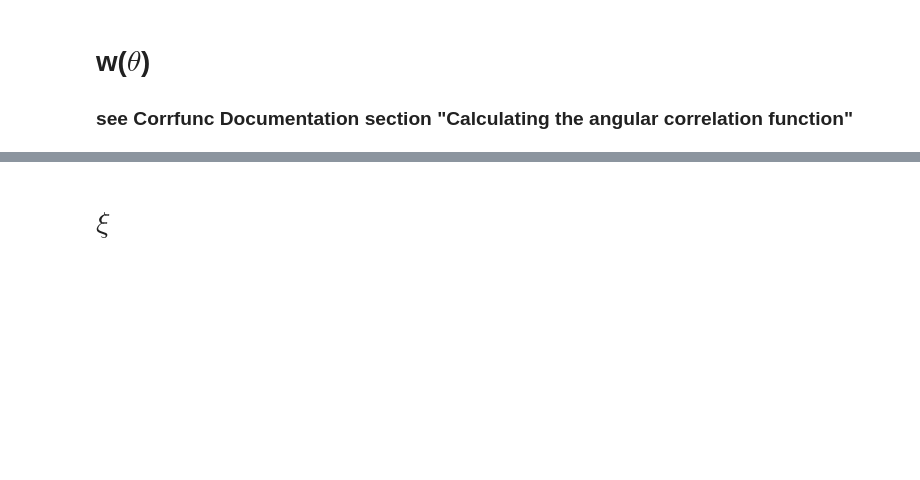
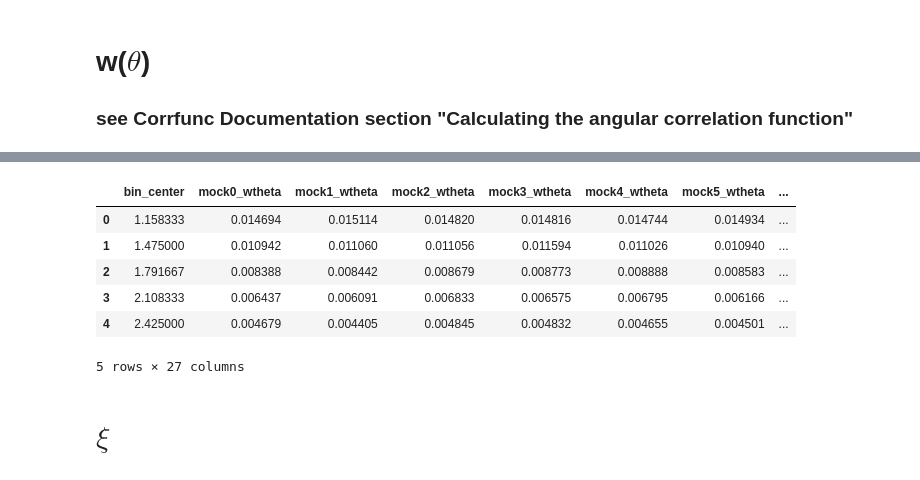
Before and after one commit to troyraen/BAO, a Jupyter notebook: HaloTools.ipynb, the cells around one changed output, grey strips where cells are left out. Saved outputs shown, nothing was run; the diff lists cells and outputs as text; code cells hidden in the pictures; blank space fills up the shorter version.

Commit message:
write and read wtheta data to file

```diff
--- a/HaloTools.ipynb
+++ b/HaloTools.ipynb
@@ -211,3 +388,13 @@ plt.show()
+# %%
+df.head()
+# %% [output]
+|  | bin_center | mock0_wtheta | mock1_wtheta | mock2_wtheta | mock3_wtheta | mock4_wtheta | mock5_wtheta | ... |
+| 0 | 1.158333 | 0.014694 | 0.015114 | 0.014820 | 0.014816 | 0.014744 | 0.014934 | ... |
+| 1 | 1.475000 | 0.010942 | 0.011060 | 0.011056 | 0.011594 | 0.011026 | 0.010940 | ... |
+| 2 | 1.791667 | 0.008388 | 0.008442 | 0.008679 | 0.008773 | 0.008888 | 0.008583 | ... |
+| 3 | 2.108333 | 0.006437 | 0.006091 | 0.006833 | 0.006575 | 0.006795 | 0.006166 | ... |
+| 4 | 2.425000 | 0.004679 | 0.004405 | 0.004845 | 0.004832 | 0.004655 | 0.004501 | ... |
+5 rows × 27 columns
 # %%
 # CHECK SOME THINGS
 
```
Also changed, not shown: parts of 23 cells of this notebook.
